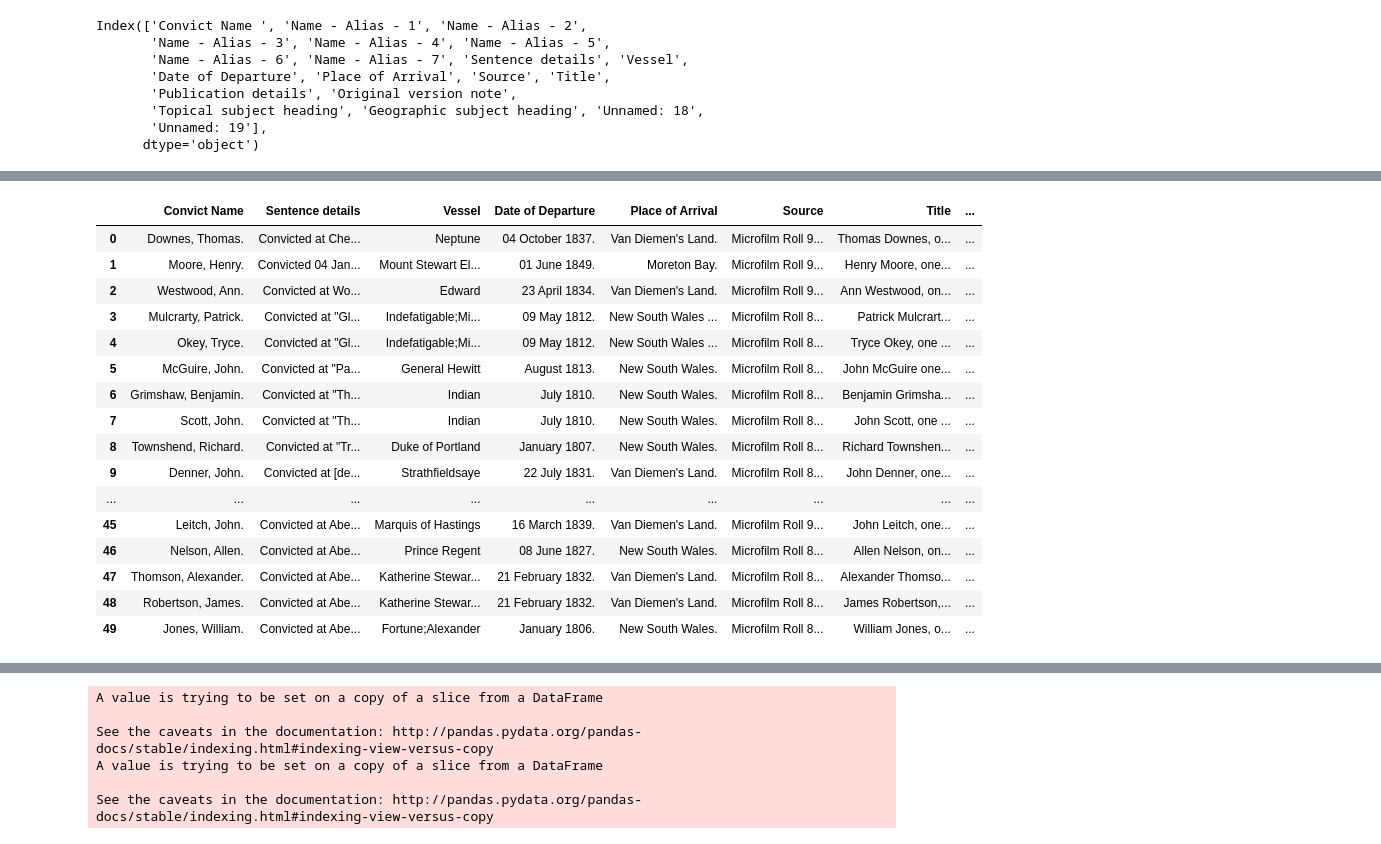
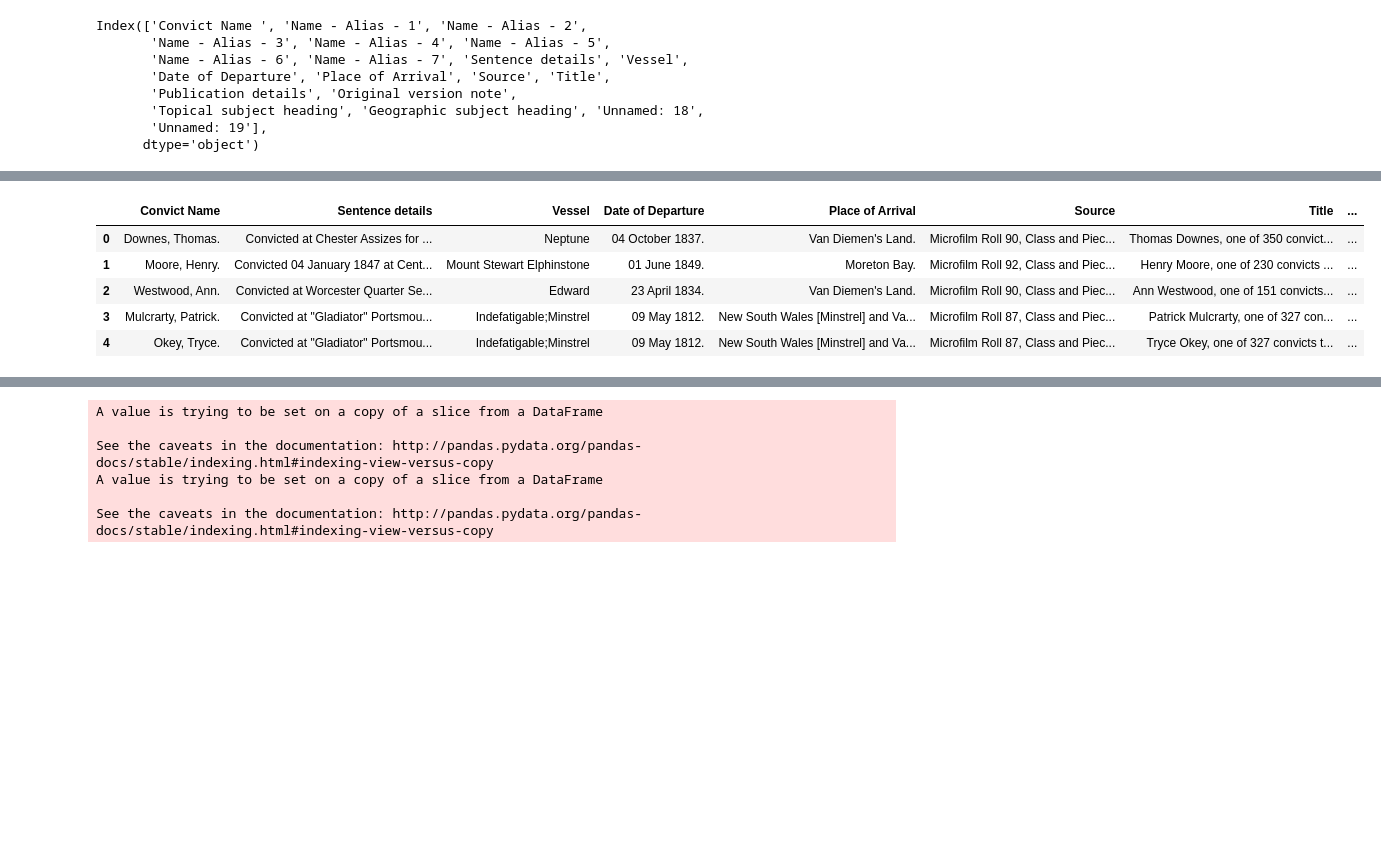
Before and after one commit to jss367/JupyterNotebooks, a Jupyter notebook: Convict timeline.ipynb, the cells around one changed output, grey strips where cells are left out. Cells and saved outputs as stored; diff of their text form; code cells hidden in the pictures; blank space fills up the shorter version.

```diff
--- a/Convict timeline.ipynb
+++ b/Convict timeline.ipynb
@@ -66,29 +55,18 @@ Name: Convict Name , dtype: object
 # %%
 #Now let's make a new dataframe and clean it up a bit
 df1=df.copy()
 #All the alias columns get in the way and they're mostly empty - let's drop them
 #Let's also drop the unnamed 18 and 19
 df1.drop(df1.columns[[1,2,3,4,5,6,7, 18, 19]], axis=1, inplace=True)
 #Now let's take a look at it
-df1
+df1.head()
 # %% [output]
 |  | Convict Name | Sentence details | Vessel | Date of Departure | Place of Arrival | Source | Title | ... |
-| 0 | Downes, Thomas. | Convicted at Che... | Neptune | 04 October 1837. | Van Diemen's Land. | Microfilm Roll 9... | Thomas Downes, o... | ... |
-| 1 | Moore, Henry. | Convicted 04 Jan... | Mount Stewart El... | 01 June 1849. | Moreton Bay. | Microfilm Roll 9... | Henry Moore, one... | ... |
-| 2 | Westwood, Ann. | Convicted at Wo... | Edward | 23 April 1834. | Van Diemen's Land. | Microfilm Roll 9... | Ann Westwood, on... | ... |
-| 3 | Mulcrarty, Patrick. | Convicted at "Gl... | Indefatigable;Mi... | 09 May 1812. | New South Wales ... | Microfilm Roll 8... | Patrick Mulcrart... | ... |
-| 4 | Okey, Tryce. | Convicted at "Gl... | Indefatigable;Mi... | 09 May 1812. | New South Wales ... | Microfilm Roll 8... | Tryce Okey, one ... | ... |
-| 5 | McGuire, John. | Convicted at "Pa... | General Hewitt | August 1813. | New South Wales. | Microfilm Roll 8... | John McGuire one... | ... |
-| 6 | Grimshaw, Benjamin. | Convicted at "Th... | Indian | July 1810. | New South Wales. | Microfilm Roll 8... | Benjamin Grimsha... | ... |
-| 7 | Scott, John. | Convicted at "Th... | Indian | July 1810. | New South Wales. | Microfilm Roll 8... | John Scott, one ... | ... |
-| 8 | Townshend, Richard. | Convicted at "Tr... | Duke of Portland | January 1807. | New South Wales. | Microfilm Roll 8... | Richard Townshen... | ... |
-| 9 | Denner, John. | Convicted at [de... | Strathfieldsaye | 22 July 1831. | Van Diemen's Land. | Microfilm Roll 8... | John Denner, one... | ... |
-| ... | ... | ... | ... | ... | ... | ... | ... | ... |
-| 45 | Leitch, John. | Convicted at Abe... | Marquis of Hastings | 16 March 1839. | Van Diemen's Land. | Microfilm Roll 9... | John Leitch, one... | ... |
-| 46 | Nelson, Allen. | Convicted at Abe... | Prince Regent | 08 June 1827. | New South Wales. | Microfilm Roll 8... | Allen Nelson, on... | ... |
-| 47 | Thomson, Alexander. | Convicted at Abe... | Katherine Stewar... | 21 February 1832. | Van Diemen's Land. | Microfilm Roll 8... | Alexander Thomso... | ... |
-| 48 | Robertson, James. | Convicted at Abe... | Katherine Stewar... | 21 February 1832. | Van Diemen's Land. | Microfilm Roll 8... | James Robertson,... | ... |
-| 49 | Jones, William. | Convicted at Abe... | Fortune;Alexander | January 1806. | New South Wales. | Microfilm Roll 8... | William Jones, o... | ... |
+| 0 | Downes, Thomas. | Convicted at Chester Assizes for ... | Neptune | 04 October 1837. | Van Diemen's Land. | Microfilm Roll 90, Class and Piec... | Thomas Downes, one of 350 convict... | ... |
+| 1 | Moore, Henry. | Convicted 04 January 1847 at Cent... | Mount Stewart Elphinstone | 01 June 1849. | Moreton Bay. | Microfilm Roll 92, Class and Piec... | Henry Moore, one of 230 convicts ... | ... |
+| 2 | Westwood, Ann. | Convicted at Worcester Quarter Se... | Edward | 23 April 1834. | Van Diemen's Land. | Microfilm Roll 90, Class and Piec... | Ann Westwood, one of 151 convicts... | ... |
+| 3 | Mulcrarty, Patrick. | Convicted at "Gladiator" Portsmou... | Indefatigable;Minstrel | 09 May 1812. | New South Wales [Minstrel] and Va... | Microfilm Roll 87, Class and Piec... | Patrick Mulcrarty, one of 327 con... | ... |
+| 4 | Okey, Tryce. | Convicted at "Gladiator" Portsmou... | Indefatigable;Minstrel | 09 May 1812. | New South Wales [Minstrel] and Va... | Microfilm Roll 87, Class and Piec... | Tryce Okey, one of 327 convicts t... | ... |
 # %%
 #Let's look at some sentence details
 #We might have problems with truncation. Let's ask pandas not to do that
```
Also changed, not shown: parts of 2 cells of this notebook, 1 other file.
